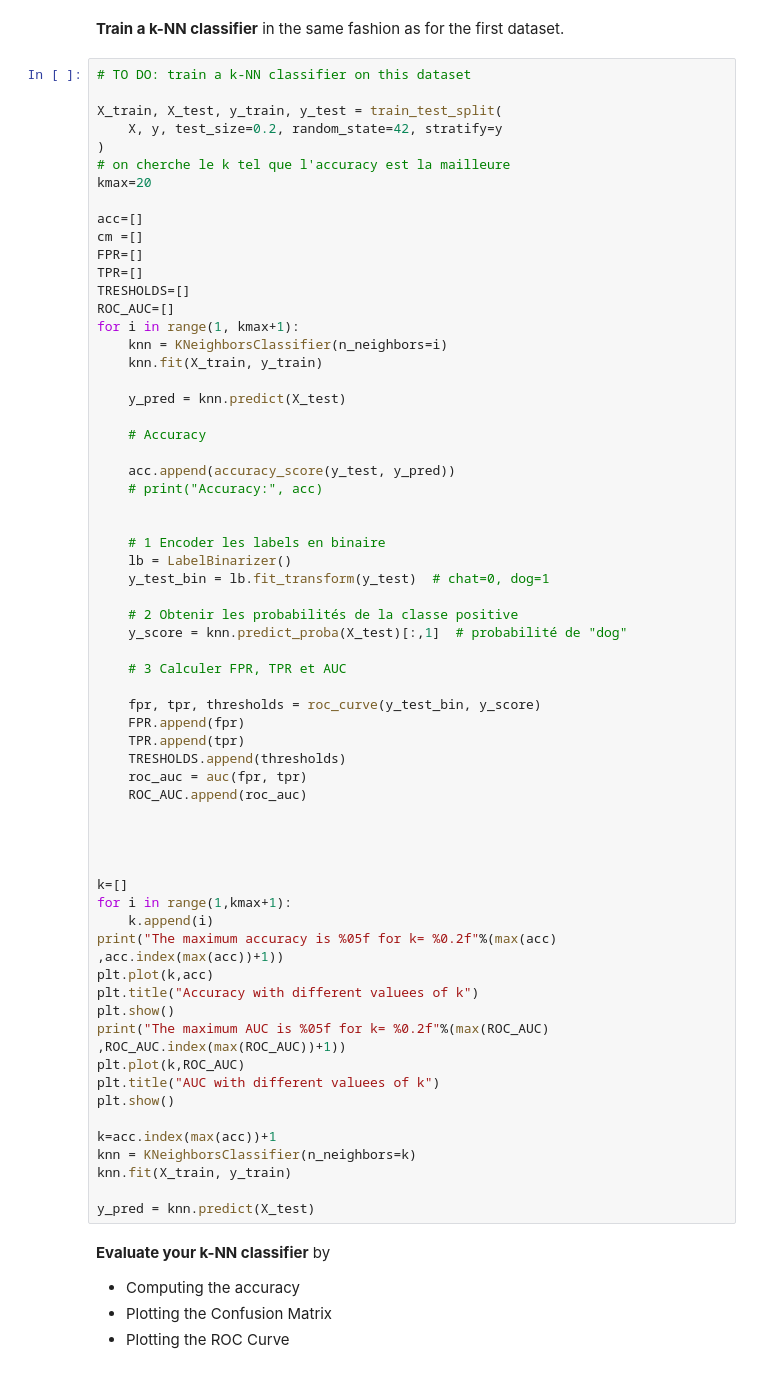
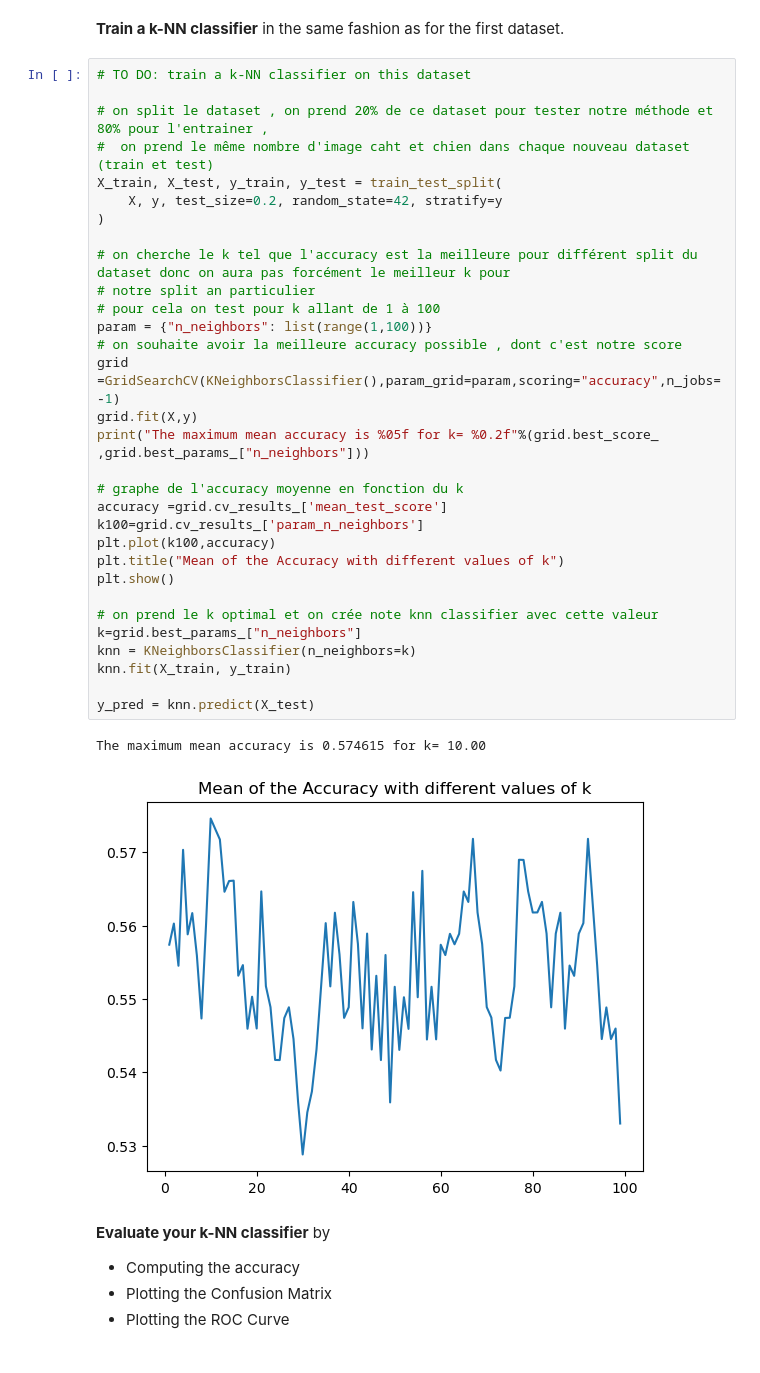
Before and after one commit to Johnny-prog270/Hackaton, a Jupyter notebook: hackathon_etudiant.ipynb, the cells around one changed output. Drawn from its saved outputs; the diff is of its cells as text.

```diff
--- a/hackathon_etudiant.ipynb
+++ b/hackathon_etudiant.ipynb
@@ -424,66 +420,37 @@ max      1.000000    1.000000    1.000000
 # %%
 # TO DO: train a k-NN classifier on this dataset
 
+# on split le dataset , on prend 20% de ce dataset pour tester notre méthode et 80% pour l'entrainer ,
+#  on prend le même nombre d'image caht et chien dans chaque nouveau dataset (train et test)
 X_train, X_test, y_train, y_test = train_test_split(
     X, y, test_size=0.2, random_state=42, stratify=y
 )
-# on cherche le k tel que l'accuracy est la mailleure
-kmax=20
 
-acc=[]
-cm =[]
-FPR=[]
-TPR=[]
-TRESHOLDS=[]
-ROC_AUC=[]
-for i in range(1, kmax+1):
-    knn = KNeighborsClassifier(n_neighbors=i)
-    knn.fit(X_train, y_train)
+# on cherche le k tel que l'accuracy est la meilleure pour différent split du dataset donc on aura pas forcément le meilleur k pour
+# notre split an particulier
+# pour cela on test pour k allant de 1 à 100
+param = {"n_neighbors": list(range(1,100))}
+# on souhaite avoir la meilleure accuracy possible , dont c'est notre score
+grid =GridSearchCV(KNeighborsClassifier(),param_grid=param,scoring="accuracy",n_jobs=-1)
+grid.fit(X,y)
+print("The maximum mean accuracy is %05f for k= %0.2f"%(grid.best_score_ ,grid.best_params_["n_neighbors"]))
 
-    y_pred = knn.predict(X_test)
-
-    # Accuracy
-
-    acc.append(accuracy_score(y_test, y_pred))
-    # print("Accuracy:", acc)
-
-
-    # 1 Encoder les labels en binaire
-    lb = LabelBinarizer()
-    y_test_bin = lb.fit_transform(y_test)  # chat=0, dog=1
-
-    # 2 Obtenir les probabilités de la classe positive
-    y_score = knn.predict_proba(X_test)[:,1]  # probabilité de "dog"
-
-    # 3 Calculer FPR, TPR et AUC
-
-    fpr, tpr, thresholds = roc_curve(y_test_bin, y_score)
-    FPR.append(fpr)
-    TPR.append(tpr)
-    TRESHOLDS.append(thresholds)
-    roc_auc = auc(fpr, tpr)
-    ROC_AUC.append(roc_auc)
-
-
-
-
-k=[]
-for i in range(1,kmax+1):
-    k.append(i)
-print("The maximum accuracy is %05f for k= %0.2f"%(max(acc) ,acc.index(max(acc))+1))
-plt.plot(k,acc)
-plt.title("Accuracy with different valuees of k")
-plt.show()
-print("The maximum AUC is %05f for k= %0.2f"%(max(ROC_AUC) ,ROC_AUC.index(max(ROC_AUC))+1))
-plt.plot(k,ROC_AUC)
-plt.title("AUC with different valuees of k")
+# graphe de l'accuracy moyenne en fonction du k
+accuracy =grid.cv_results_['mean_test_score']
+k100=grid.cv_results_['param_n_neighbors']
+plt.plot(k100,accuracy)
+plt.title("Mean of the Accuracy with different values of k")
 plt.show()
 
-k=acc.index(max(acc))+1
+# on prend le k optimal et on crée note knn classifier avec cette valeur
+k=grid.best_params_["n_neighbors"]
 knn = KNeighborsClassifier(n_neighbors=k)
 knn.fit(X_train, y_train)
 
 y_pred = knn.predict(X_test)
+# %% [output]
+The maximum mean accuracy is 0.574615 for k= 10.00
+[figure, added]
 # %% [markdown]
 **Evaluate your k-NN classifier** by
 - Computing the accuracy
```
Also changed, not shown: parts of 4 cells of this notebook, 1 other file.
